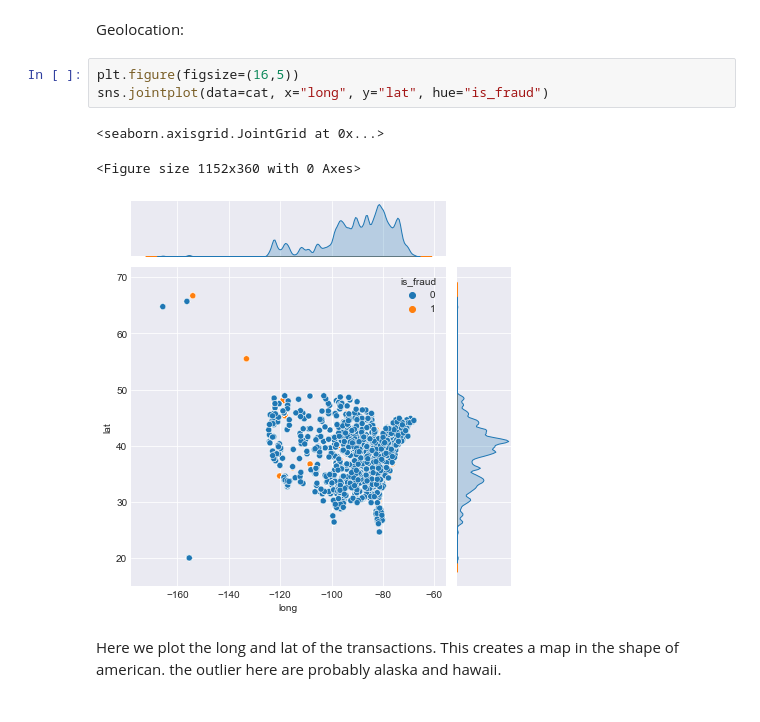
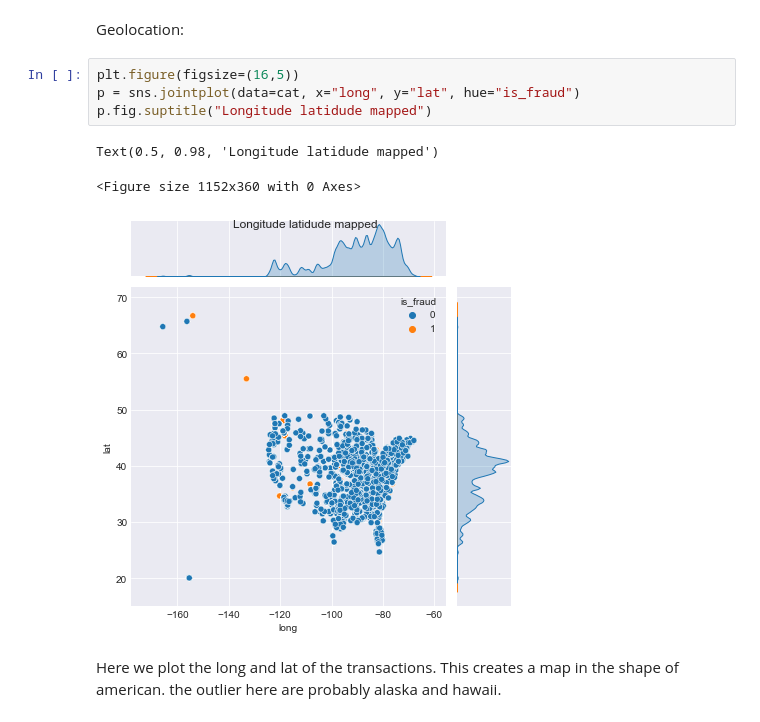
Before and after one commit to AviMegin/AI, a Jupyter notebook: Open program - Credit card fraude - Megin van Herk.ipynb, the cells around one changed output. Cells and saved outputs as stored; diff of their text form.

```diff
--- a/Open program - Credit card fraude - Megin van Herk.ipynb
+++ b/Open program - Credit card fraude - Megin van Herk.ipynb
@@ -482,10 +527,11 @@ Also interesting to see is in graph 4 for the distribution for each month, that
 Geolocation:
 # %%
 plt.figure(figsize=(16,5))
-sns.jointplot(data=cat, x="long", y="lat", hue="is_fraud")
+p = sns.jointplot(data=cat, x="long", y="lat", hue="is_fraud")
+p.fig.suptitle("Longitude latidude mapped")
 # %% [output]
-<seaborn.axisgrid.JointGrid at 0x...>
+Text(0.5, 0.98, 'Longitude latidude mapped')
 <Figure size 1152x360 with 0 Axes>
-[figure, old version]
+[figure, new version]
 # %% [markdown]
 Here we plot the long and lat of the transactions. This creates a map in the shape of american. the outlier here are probably alaska and hawaii.
```
Also changed, not shown: parts of 57 cells of this notebook.
